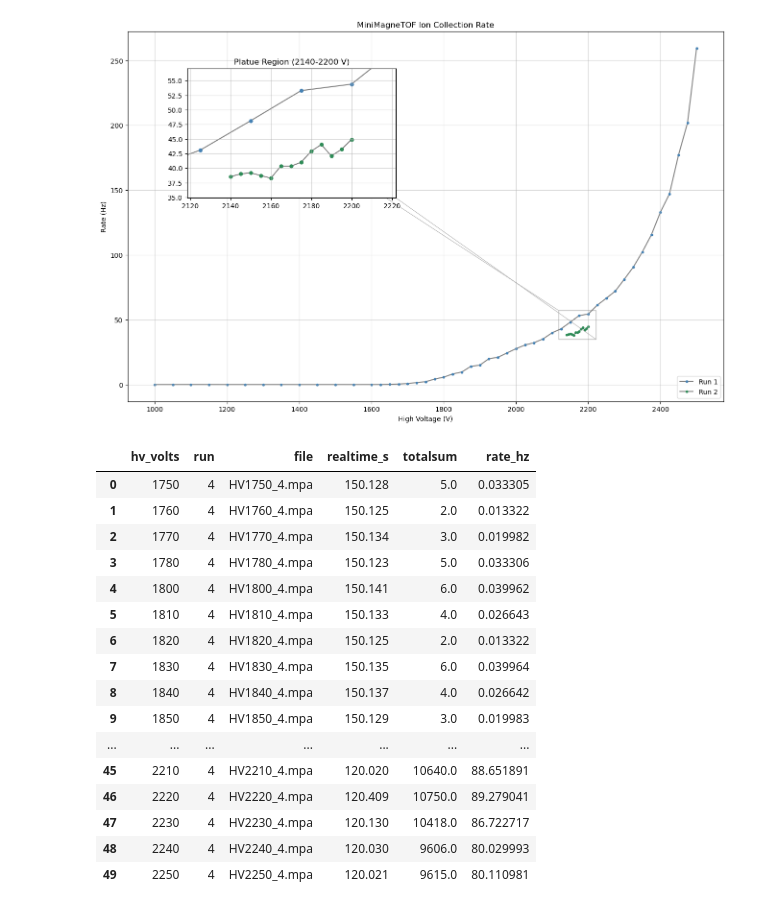
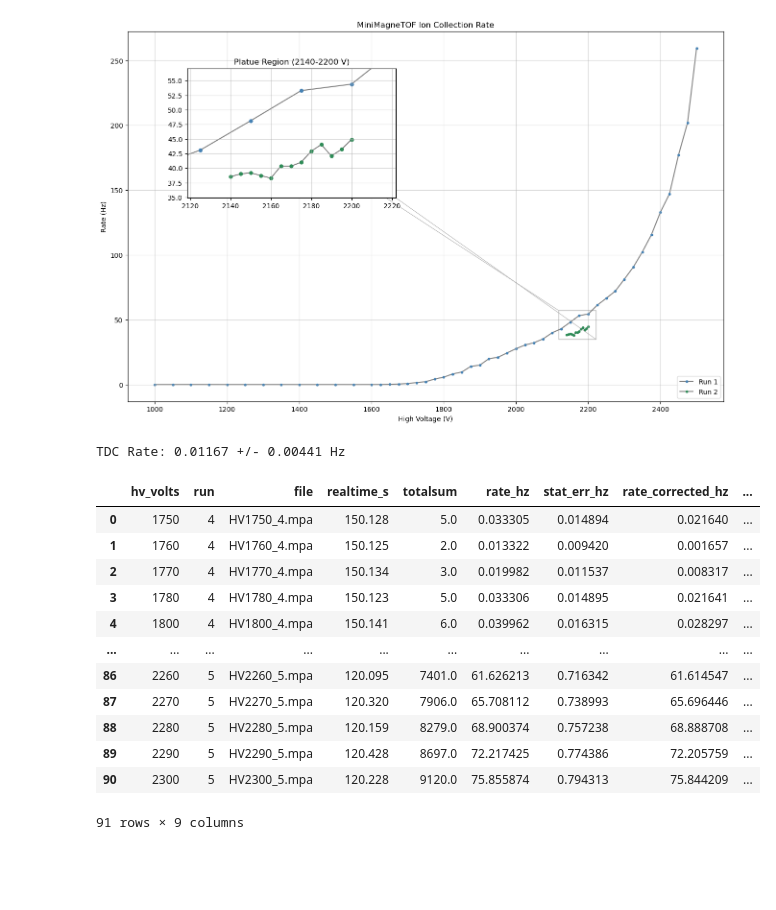
Before and after one commit to tj-griffiths/PCB_RFQ, a Jupyter notebook: CollectionRate.ipynb, the cells around one changed output. Cells and saved outputs as stored; diff of their text form; code cells hidden in the pictures; blank space fills up the shorter version.

```diff
--- a/CollectionRate.ipynb
+++ b/CollectionRate.ipynb
@@ -113,50 +113,65 @@ plt.show()
 # Ramping MiniMagneTOF voltage from [1750,2250]
 # TDC Threshold set to -0.007V = -7mV
 
 rows = []
+
+tdc_realtime, tdc_totalsum= read_mpa_file(os.path.join(data_folder, "TDCNoise.mpa"))
+tdc_noise_rate = tdc_totalsum / tdc_realtime
+tdc_noise_err = np.sqrt(tdc_totalsum) / tdc_realtime
+
+#dark_realtime, dark_totalsum = read_mpa_file(os.path.join(data_folder, "DarkCount.mpa"))
+#dark_rate = dark_totalsum / dark_realtime
+#dark_rate_err = np.sqrt(dark_totalsum) / dark_realtime
+
+#detector_only_dark_rate = dark_rate - tdc_noise_rate
+#detector_only_dark_err = np.sqrt(dark_rate_err**2 + tdc_noise_err**2)
+
+print(f"TDC Rate: {tdc_noise_rate:.5f} +/- {tdc_noise_err:.5f} Hz")
+#print(f"Dark Rate: {detector_only_dark_rate:.5f} +/- {detector_only_dark_err:.5f} Hz")
+
 
 for filepath in glob.glob(os.path.join(data_folder, "HV*.mpa")):
     filename = os.path.basename(filepath)
     run = get_run(filename)
 
     if run not in (4,5):
         continue # skips the old run 1/2 files (floating potential wasn't on) & run 3 as it was operated at a higher current
 
     hv = get_hv(filename)
     realtime, totalsum = read_mpa_file(filepath)
     rate = totalsum / realtime
 
 
     rows.append({
         "hv_volts": hv,
         "run": run,
         "file": filename,
         "realtime_s": realtime,
         "totalsum": totalsum,
         "rate_hz": rate
     })
 
 df_valid = pd.DataFrame(rows)
 df_valid = df_valid.sort_values(["hv_volts", "run"]).reset_index(drop=True)
+df_valid["stat_err_hz"] = np.sqrt(df_valid["totalsum"]) / df_valid["realtime_s"]
+df_valid["rate_corrected_hz"] = df_valid["rate_hz"]  - tdc_noise_rate # - detector_only_dark_rate
+df_valid["total_err_hz"] = np.sqrt(df_valid["stat_err_hz"]**2  + tdc_noise_err**2) #+ detector_only_dark_err**2
 df_valid
 # %% [output]
+TDC Rate: 0.01167 +/- 0.00441 Hz
-|  | hv_volts | run | file | realtime_s | totalsum | rate_hz |
-| 0 | 1750 | 4 | HV1750_4.mpa | 150.128 | 5.0 | 0.033305 |
-| 1 | 1760 | 4 | HV1760_4.mpa | 150.125 | 2.0 | 0.013322 |
-| 2 | 1770 | 4 | HV1770_4.mpa | 150.134 | 3.0 | 0.019982 |
-| 3 | 1780 | 4 | HV1780_4.mpa | 150.123 | 5.0 | 0.033306 |
-| 4 | 1800 | 4 | HV1800_4.mpa | 150.141 | 6.0 | 0.039962 |
-| 5 | 1810 | 4 | HV1810_4.mpa | 150.133 | 4.0 | 0.026643 |
-| 6 | 1820 | 4 | HV1820_4.mpa | 150.125 | 2.0 | 0.013322 |
-| 7 | 1830 | 4 | HV1830_4.mpa | 150.135 | 6.0 | 0.039964 |
-| 8 | 1840 | 4 | HV1840_4.mpa | 150.137 | 4.0 | 0.026642 |
-| 9 | 1850 | 4 | HV1850_4.mpa | 150.129 | 3.0 | 0.019983 |
-| ... | ... | ... | ... | ... | ... | ... |
-| 45 | 2210 | 4 | HV2210_4.mpa | 120.020 | 10640.0 | 88.651891 |
-| 46 | 2220 | 4 | HV2220_4.mpa | 120.409 | 10750.0 | 89.279041 |
-| 47 | 2230 | 4 | HV2230_4.mpa | 120.130 | 10418.0 | 86.722717 |
-| 48 | 2240 | 4 | HV2240_4.mpa | 120.030 | 9606.0 | 80.029993 |
-| 49 | 2250 | 4 | HV2250_4.mpa | 120.021 | 9615.0 | 80.110981 |
+|  | hv_volts | run | file | realtime_s | totalsum | rate_hz | stat_err_hz | rate_corrected_hz | ... |
+| 0 | 1750 | 4 | HV1750_4.mpa | 150.128 | 5.0 | 0.033305 | 0.014894 | 0.021640 | ... |
+| 1 | 1760 | 4 | HV1760_4.mpa | 150.125 | 2.0 | 0.013322 | 0.009420 | 0.001657 | ... |
+| 2 | 1770 | 4 | HV1770_4.mpa | 150.134 | 3.0 | 0.019982 | 0.011537 | 0.008317 | ... |
+| 3 | 1780 | 4 | HV1780_4.mpa | 150.123 | 5.0 | 0.033306 | 0.014895 | 0.021641 | ... |
+| 4 | 1800 | 4 | HV1800_4.mpa | 150.141 | 6.0 | 0.039962 | 0.016315 | 0.028297 | ... |
+| ... | ... | ... | ... | ... | ... | ... | ... | ... | ... |
+| 86 | 2260 | 5 | HV2260_5.mpa | 120.095 | 7401.0 | 61.626213 | 0.716342 | 61.614547 | ... |
+| 87 | 2270 | 5 | HV2270_5.mpa | 120.320 | 7906.0 | 65.708112 | 0.738993 | 65.696446 | ... |
+| 88 | 2280 | 5 | HV2280_5.mpa | 120.159 | 8279.0 | 68.900374 | 0.757238 | 68.888708 | ... |
+| 89 | 2290 | 5 | HV2290_5.mpa | 120.428 | 8697.0 | 72.217425 | 0.774386 | 72.205759 | ... |
+| 90 | 2300 | 5 | HV2300_5.mpa | 120.228 | 9120.0 | 75.855874 | 0.794313 | 75.844209 | ... |
+91 rows × 9 columns
 # %%
 fig, ax = plt.subplots(figsize=(16, 10))
 
```
Also changed, not shown: parts of 2 cells of this notebook, 1 other file.
